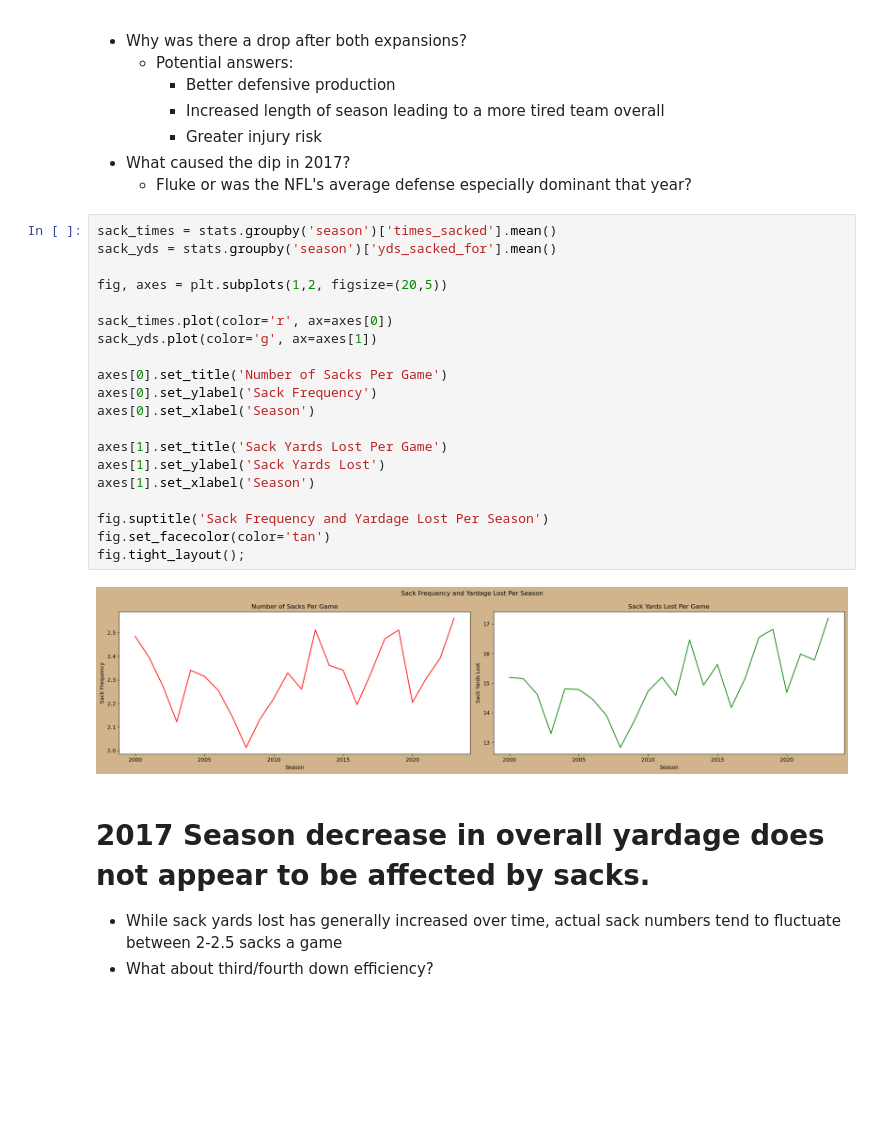
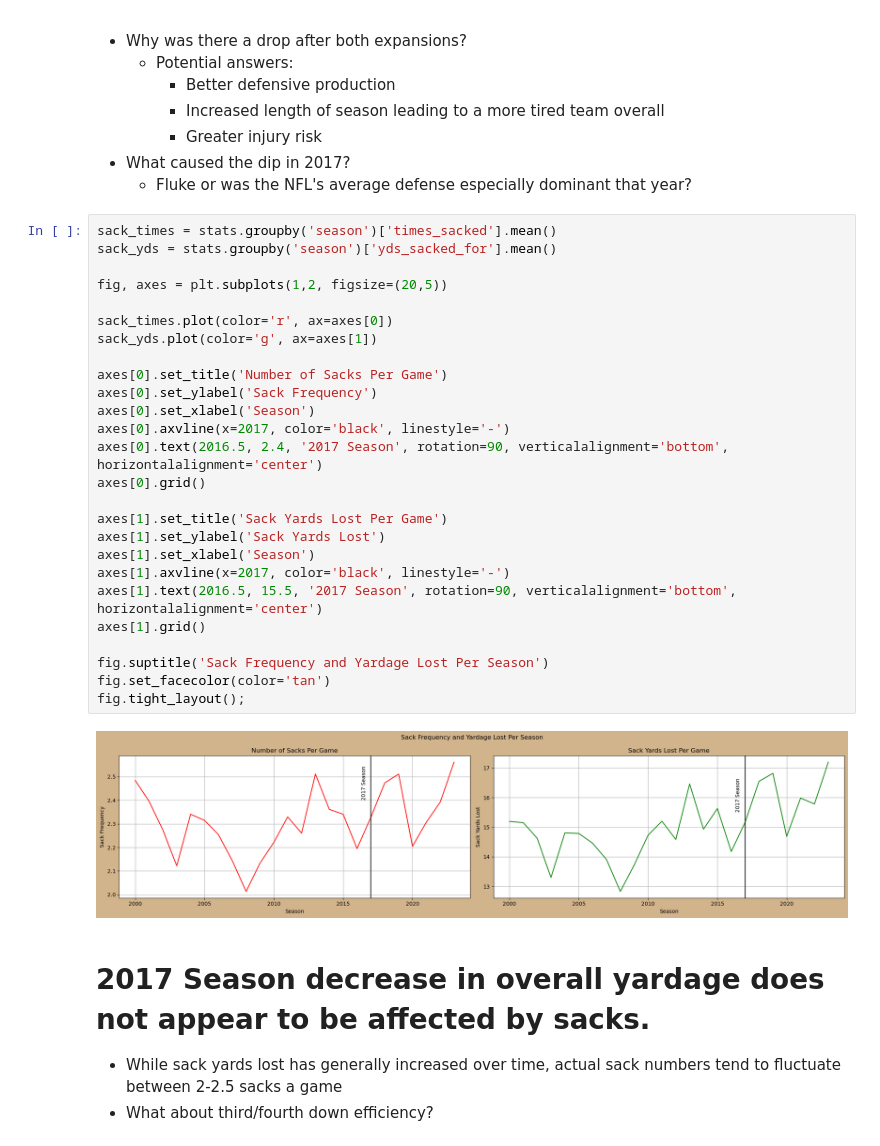
Before and after one commit to RussBone/nfl_data_exploration, a Jupyter notebook: nfl_exploration.ipynb, the cells around one changed output. Saved outputs shown, nothing was run; the diff lists cells and outputs as text; blank space fills up the shorter version.

```diff
--- a/nfl_exploration.ipynb
+++ b/nfl_exploration.ipynb
@@ -155,25 +187,31 @@ fig.tight_layout();
 # %%
 sack_times = stats.groupby('season')['times_sacked'].mean()
 sack_yds = stats.groupby('season')['yds_sacked_for'].mean()
 
 fig, axes = plt.subplots(1,2, figsize=(20,5))
 
 sack_times.plot(color='r', ax=axes[0])
 sack_yds.plot(color='g', ax=axes[1])
 
 axes[0].set_title('Number of Sacks Per Game')
 axes[0].set_ylabel('Sack Frequency')
 axes[0].set_xlabel('Season')
+axes[0].axvline(x=2017, color='black', linestyle='-')
+axes[0].text(2016.5, 2.4, '2017 Season', rotation=90, verticalalignment='bottom', horizontalalignment='center')
+axes[0].grid()
 
 axes[1].set_title('Sack Yards Lost Per Game')
 axes[1].set_ylabel('Sack Yards Lost')
 axes[1].set_xlabel('Season')
+axes[1].axvline(x=2017, color='black', linestyle='-')
+axes[1].text(2016.5, 15.5, '2017 Season', rotation=90, verticalalignment='bottom', horizontalalignment='center')
+axes[1].grid()
 
 fig.suptitle('Sack Frequency and Yardage Lost Per Season')
 fig.set_facecolor(color='tan')
 fig.tight_layout();
 # %% [output]
-[figure, old version]
+[figure, new version]
 # %% [markdown]
 # 2017 Season decrease in overall yardage does not appear to be affected by sacks.
 - While sack yards lost has generally increased over time, actual sack numbers tend to fluctuate between 2-2.5 sacks a game
```
Also changed, not shown: parts of 3 cells of this notebook, 1 other file.
